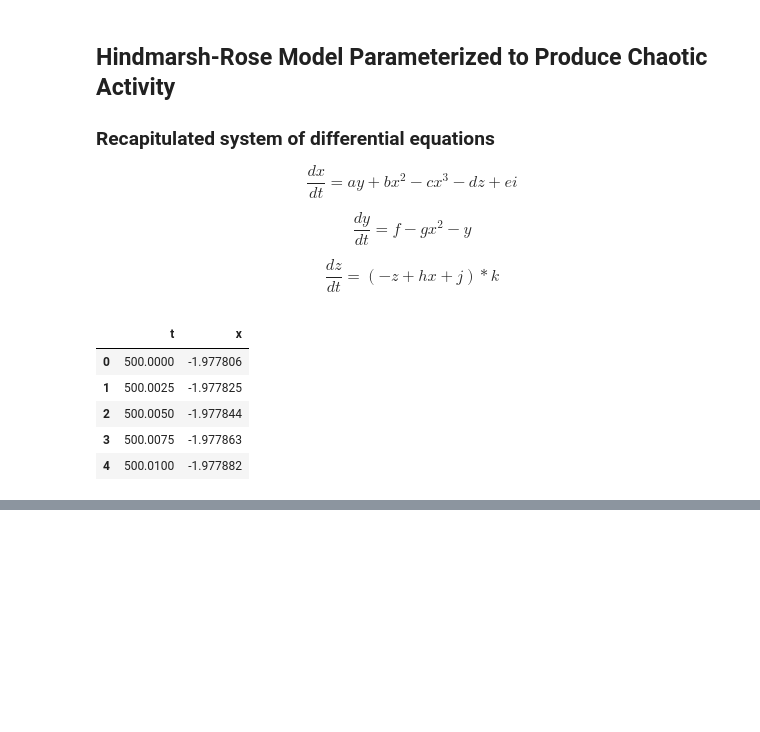
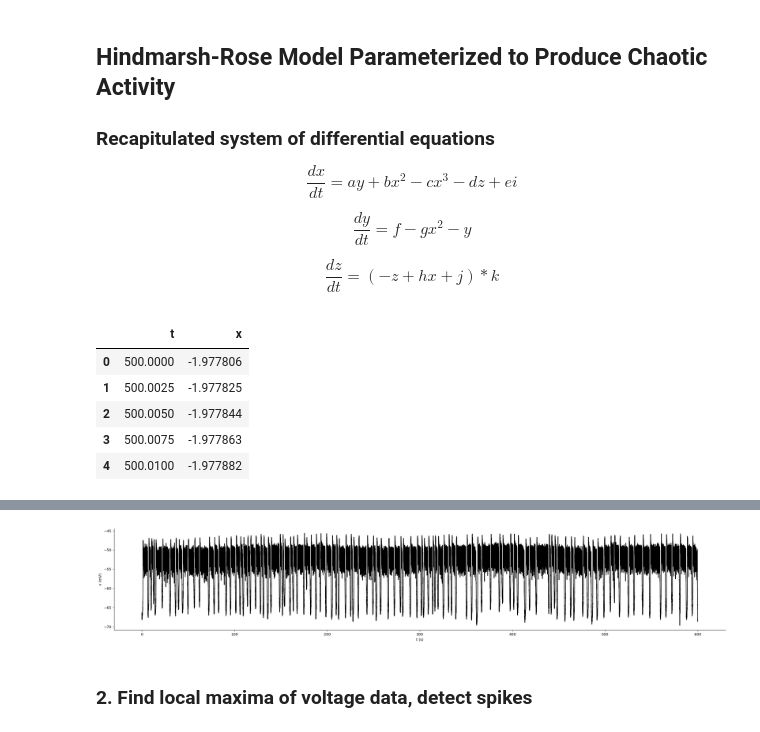
Before and after one commit to ryEllison/chaosInPylo, a Jupyter notebook: main/src/srcNotebook.ipynb, the cells around one changed output, grey strips where cells are left out. Cells and saved outputs as stored; diff of their text form; code cells hidden in the pictures; blank space fills up the shorter version.

```diff
--- a/main/src/srcNotebook.ipynb
+++ b/main/src/srcNotebook.ipynb
@@ -286,0 +309,6 @@ plt.show()
+# %%
+#Ingest data using pandas
+biolData = pd.read_csv('..\\data\\ergodicData.csv')
+
+#I.O
+biolData.head()
@@ -286,0 +322,14 @@ plt.show()
+# %%
+#Visualization
+plt.figure(figsize = (30, 5))
+plt.plot(biolData['t'],
+         biolData['v'],
+         color = 'black')
+sbn.despine()
+plt.xlabel('t (s)')
+plt.ylabel('v (mV)')
+plt.show()
+# %% [output]
+[figure, added]
+# %% [markdown]
+### 2. Find local maxima of voltage data, detect spikes
```
Also changed, not shown: parts of 22 cells of this notebook, 1 other file.
